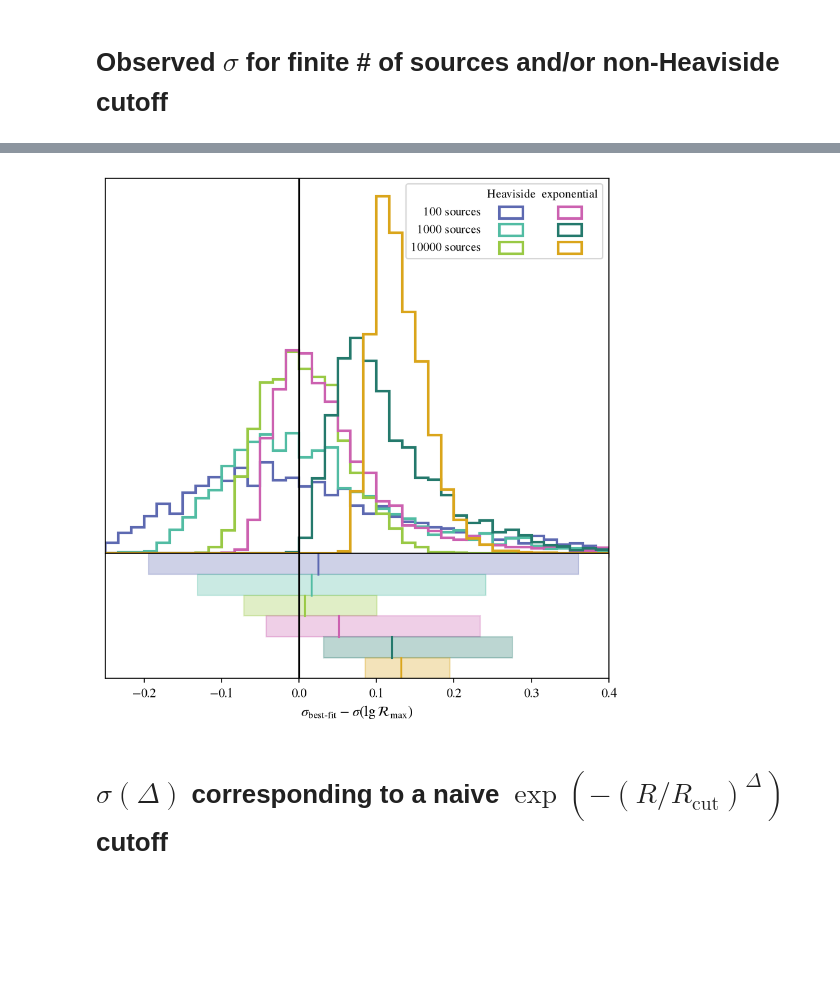
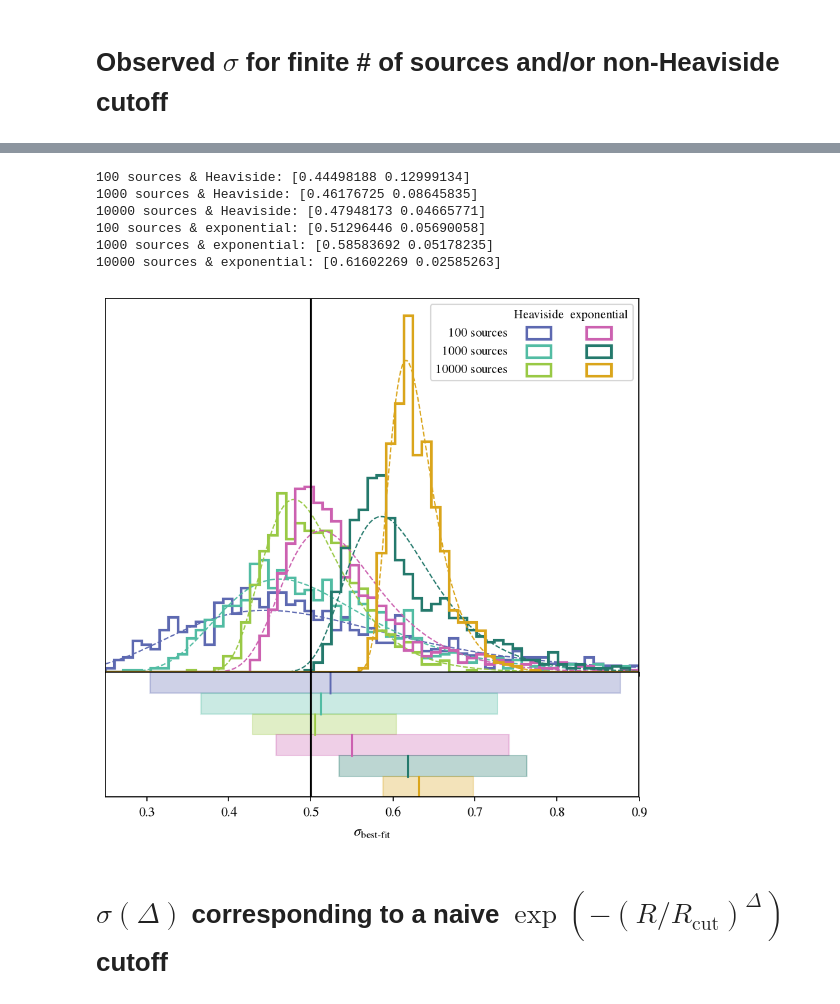
Before and after one commit to nj-vs-vh/EVA, a Jupyter notebook: notebooks/population_cutoff.ipynb, the cells around one changed output, grey strips where cells are left out. Saved outputs shown, nothing was run; the diff lists cells and outputs as text; code cells hidden in the pictures; blank space fills up the shorter version.

Commit message:
prior constraints on sigma parameter

```diff
--- a/notebooks/population_cutoff.ipynb
+++ b/notebooks/population_cutoff.ipynb
@@ -294,7 +294,7 @@ mu = np.log10(mean_R_max)
 sigma = sigma_lgR_max
 
 R_grid = np.geomspace(1e-2, 1e2, 300)
-n_MC = 3000
+n_MC = 1000
 
 sigma_samples: list[tuple[int, str, list[float]]] = []
 
@@ -318,3 +318,18 @@ for (single_source_spec, single_source_spec_name), n_sources in itertools.produc
         )
         sigma_sample.append(sigma_bf)
     sigma_samples.append((n_sources, single_source_spec_name, sigma_sample))
+# %%
+s = np.array(sigma_samples[0][2])
+
+dist = stats.gamma
+
+params = dist.fit(s)
+print(params)
+rv = dist(*params)
+
+x = np.linspace(np.min(s) - 0.1, np.max(s) + 0.1, 100)
+y = rv.pdf(x)
+fig, ax = plt.subplots(figsize=(3, 3))
+ax.plot(x, y, label="fit")
+ax.hist(s, bins=60, density=True, alpha=0.5, label="data")
+ax.legend()
@@ -323,45 +342,64 @@ from collections.abc import Sequence
 
 from matrix_legend import matrix_legend
 
-fig, axes = plt.subplots(nrows=2, figsize=(7, 7), sharex=True, height_ratios=[3, 1])
+fig, axes = plt.subplots(
+    nrows=2, figsize=(6, 6), sharex=True, height_ratios=[3, 1], gridspec_kw={"hspace": 0.0}
+)
 axes: Sequence[Axes]
 
-bins = np.linspace(-0.25, 0.4, 40)
+bins = np.linspace(sigma_lgR_max - 0.25, sigma_lgR_max + 0.4, 60)
 
 total_cases = len(sigma_samples)
 for i, (n_sources, sss, sigma_sample) in enumerate(sigma_samples):
     color = CARTO_VIVID(i + 1)
-    sigma_sample = [s - sigma for s in sigma_sample]
     axes[0].hist(
         sigma_sample,
         bins=bins,
         label=f"{n_sources} sources | {sss}",
         lw=2,
         histtype="step",
         color=color,
+        density=True,
     )
+
+    dist = stats.gumbel_r
+    sigma_sample = np.array(sigma_sample)
+    params = dist.fit(sigma_sample, loc=0.2, scale=0.05)
+    rv = dist(*params)
+    x = np.linspace(bins[0], bins[-1], 300)
+    y = rv.pdf(x)
+    axes[0].plot(x, y, color=color, lw=1, ls="--")
+    print(f"{n_sources} sources & {sss}: {np.array(params)}")
+
     axes[1].axvline(
         np.mean(sigma_sample), color=color, ymin=1 - i / total_cases, ymax=1 - (i + 1) / total_cases
     )
     axes[1].axvspan(
         xmin=np.quantile(sigma_sample, q=0.05),
         xmax=np.quantile(sigma_sample, q=0.95),
         color=color,
         ymin=1 - i / total_cases,
         ymax=1 - (i + 1) / total_cases,
         alpha=0.3,
     )
 
 for ax in axes:
-    ax.axvline(0.0, color="k")
+    ax.axvline(sigma_lgR_max, color="k")
     ax.set_yticks([])
-axes[1].set_xlabel("$\\sigma_\\text{best-fit} - \\sigma(\\lg \\mathcal{R}_\\text{max})$")
+axes[1].set_xlabel("$\\sigma_\\text{best-fit}$")
+# axes[1].set_xlabel("$\\sigma_\\text{best-fit} - \\sigma(\\lg \\mathcal{R}_\\text{max})$")
 axes[0].set_xlim(bins[0], bins[-1])
 axes[0].legend()
 matrix_legend(axes[0], fontsize="small")
-fig.subplots_adjust(hspace=0.0)
+fig.tight_layout()
 # %% [output]
+100 sources & Heaviside: [0.44498188 0.12999134]
+1000 sources & Heaviside: [0.46176725 0.08645835]
+10000 sources & Heaviside: [0.47948173 0.04665771]
+100 sources & exponential: [0.51296446 0.05690058]
+1000 sources & exponential: [0.58583692 0.05178235]
+10000 sources & exponential: [0.61602269 0.02585263]
-[figure, old version]
+[figure, new version]
 # %% [markdown]
 # $\sigma(\Delta)$ corresponding to a naive $\exp(-(R/R_\text{cut})^\Delta)$ cutoff
 # %%
```
Also changed, not shown: parts of 5 cells of this notebook, 4 other files.
